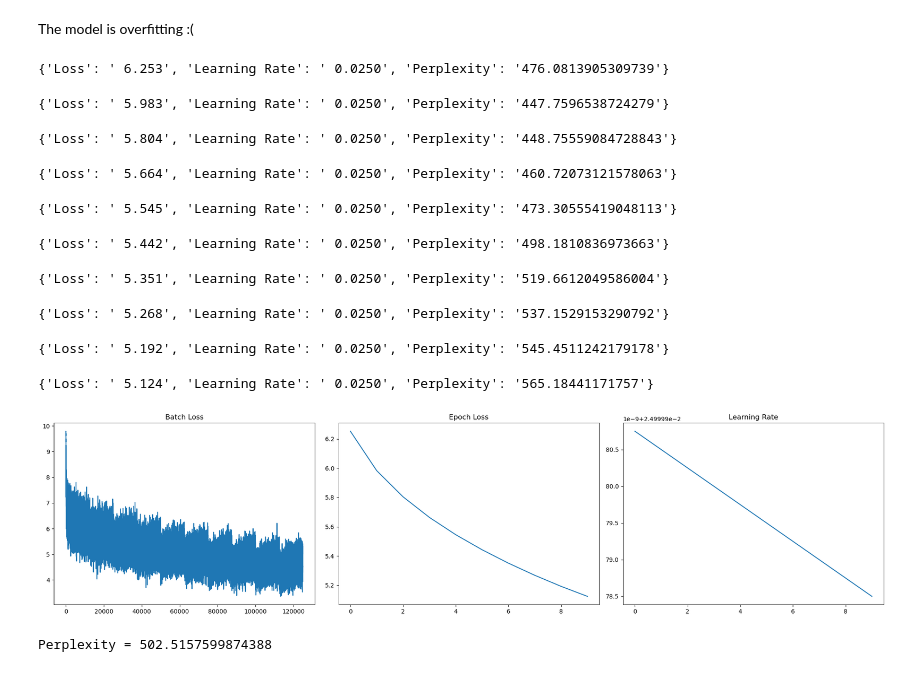
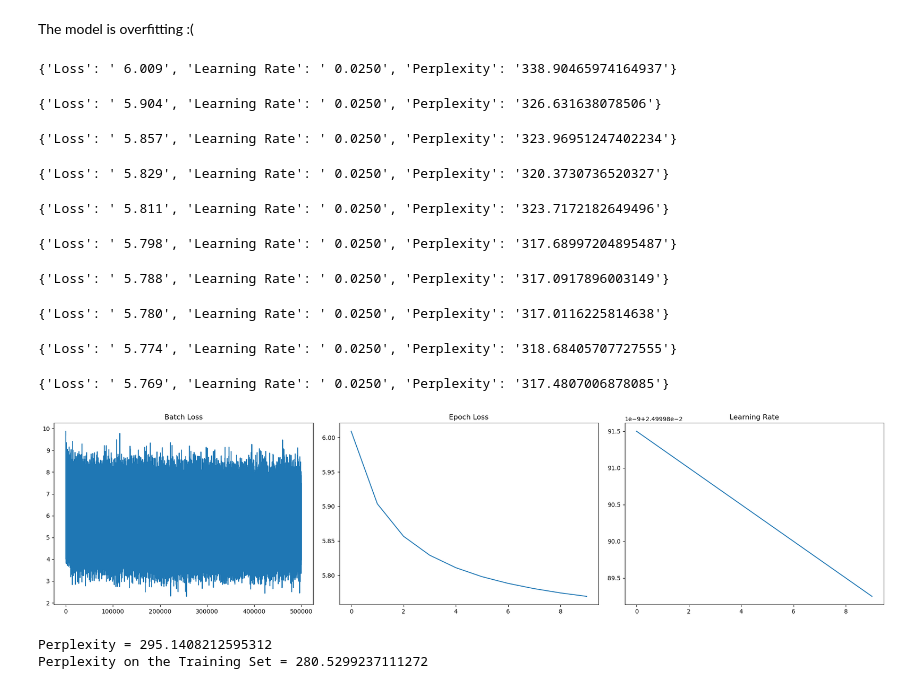
Before and after one commit to SHIXOOM/Language-Modeling-from-Scratch, a Jupyter notebook: Neural Probabilistic Language Model/Neural Probabilistic Language Model.ipynb, the cells around one changed output. Cells and saved outputs as stored; diff of their text form; code cells hidden in the pictures.

```diff
--- a/Neural Probabilistic Language Model/Neural Probabilistic Language Model.ipynb
+++ b/Neural Probabilistic Language Model/Neural Probabilistic Language Model.ipynb
@@ -907,44 +907,51 @@ The model is overfitting :(
 # %%
 nlm2 = NLM(
     v=dataset.vocab_length,
     m=30,
     n=10,
     h=200,
     padding_idx=dataset.padding_token
 )
 nlm2.to(device)
 
-learning_rate = 0.0005  # Changed
+learning_rate = 0.001  # Changed
 optimizer = torch.optim.Adam(
     params=nlm2.parameters(),
     lr=learning_rate,
+    weight_decay=1e-4
 )
 loss_function = nn.NLLLoss()
 
 train_batch_loss, train_epoch_loss, train_learning_rate = train(
     dataset=train_set,
-    batch_size=64,
+    batch_size=16,     # Changed
     epochs=10,
     model=nlm2,
     validation_set=validation_set,
 )
 
 plot_training_data(train_batch_loss, train_epoch_loss, train_learning_rate)
 
 perplexity_value = calculate_perplexity(
-    vocab_length=dataset.vocab_length, dataset=test_set, batch_size=2000, model=nlm2
+    vocab_length=dataset.vocab_length, dataset=test_set, batch_size=250, model=nlm2
 )
 print(f"Perplexity = {perplexity_value.item()}")
+
+perplexity_value = calculate_perplexity(
+    vocab_length=dataset.vocab_length, dataset=train_set, batch_size=250, model=nlm2
+)
+print(f"Perplexity on the Training Set = {perplexity_value.item()}")
 # %% [output]
-{'Loss': ' 6.253', 'Learning Rate': ' 0.0250', 'Perplexity': '476.0813905309739'}
+{'Loss': ' 6.009', 'Learning Rate': ' 0.0250', 'Perplexity': '338.90465974164937'}
-{'Loss': ' 5.983', 'Learning Rate': ' 0.0250', 'Perplexity': '447.7596538724279'}
+{'Loss': ' 5.904', 'Learning Rate': ' 0.0250', 'Perplexity': '326.631638078506'}
-{'Loss': ' 5.804', 'Learning Rate': ' 0.0250', 'Perplexity': '448.75559084728843'}
+{'Loss': ' 5.857', 'Learning Rate': ' 0.0250', 'Perplexity': '323.96951247402234'}
-{'Loss': ' 5.664', 'Learning Rate': ' 0.0250', 'Perplexity': '460.72073121578063'}
+{'Loss': ' 5.829', 'Learning Rate': ' 0.0250', 'Perplexity': '320.3730736520327'}
-{'Loss': ' 5.545', 'Learning Rate': ' 0.0250', 'Perplexity': '473.30555419048113'}
+{'Loss': ' 5.811', 'Learning Rate': ' 0.0250', 'Perplexity': '323.7172182649496'}
-{'Loss': ' 5.442', 'Learning Rate': ' 0.0250', 'Perplexity': '498.1810836973663'}
+{'Loss': ' 5.798', 'Learning Rate': ' 0.0250', 'Perplexity': '317.68997204895487'}
-{'Loss': ' 5.351', 'Learning Rate': ' 0.0250', 'Perplexity': '519.6612049586004'}
+{'Loss': ' 5.788', 'Learning Rate': ' 0.0250', 'Perplexity': '317.0917896003149'}
-{'Loss': ' 5.268', 'Learning Rate': ' 0.0250', 'Perplexity': '537.1529153290792'}
+{'Loss': ' 5.780', 'Learning Rate': ' 0.0250', 'Perplexity': '317.0116225814638'}
-{'Loss': ' 5.192', 'Learning Rate': ' 0.0250', 'Perplexity': '545.4511242179178'}
+{'Loss': ' 5.774', 'Learning Rate': ' 0.0250', 'Perplexity': '318.68405707727555'}
-{'Loss': ' 5.124', 'Learning Rate': ' 0.0250', 'Perplexity': '565.18441171757'}
+{'Loss': ' 5.769', 'Learning Rate': ' 0.0250', 'Perplexity': '317.4807006878085'}
-[figure, old version]
+[figure, new version]
-Perplexity = 502.5157599874388
+Perplexity = 295.1408212595312
+Perplexity on the Training Set = 280.5299237111272
```
Also changed, not shown: parts of 3 cells of this notebook, 1 other file.
